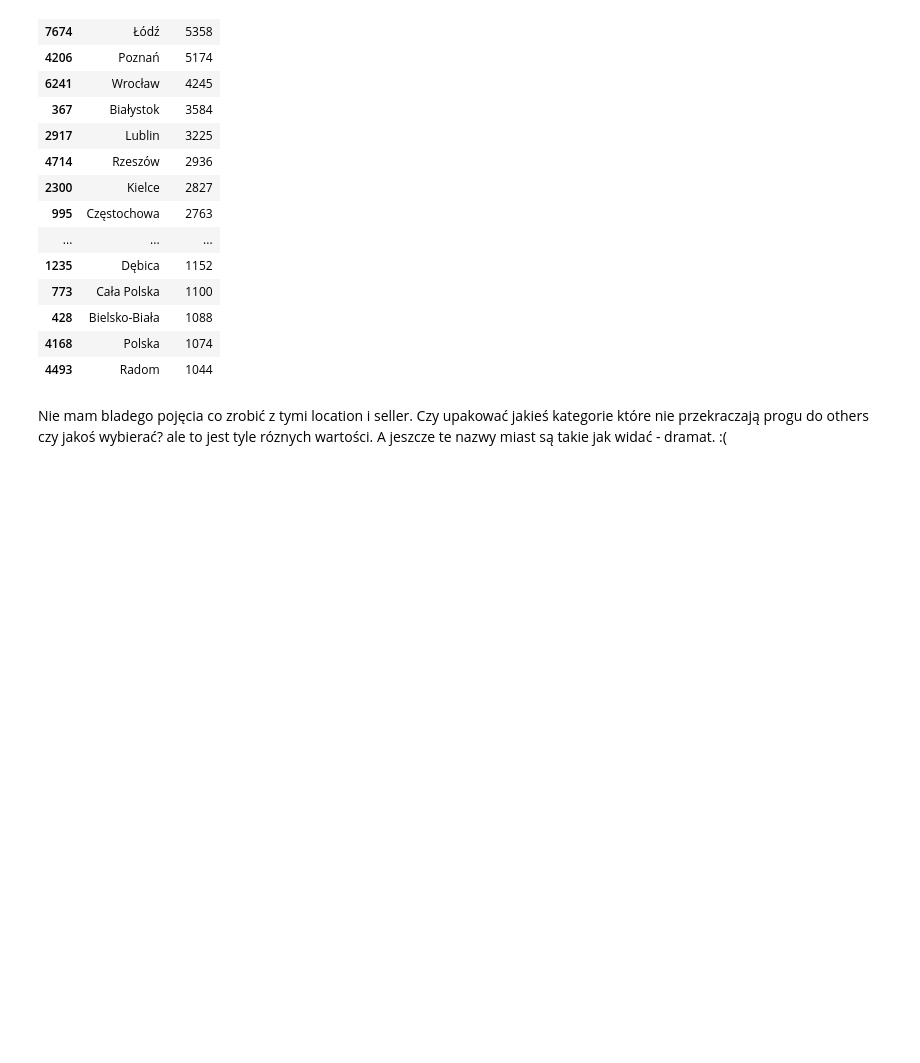
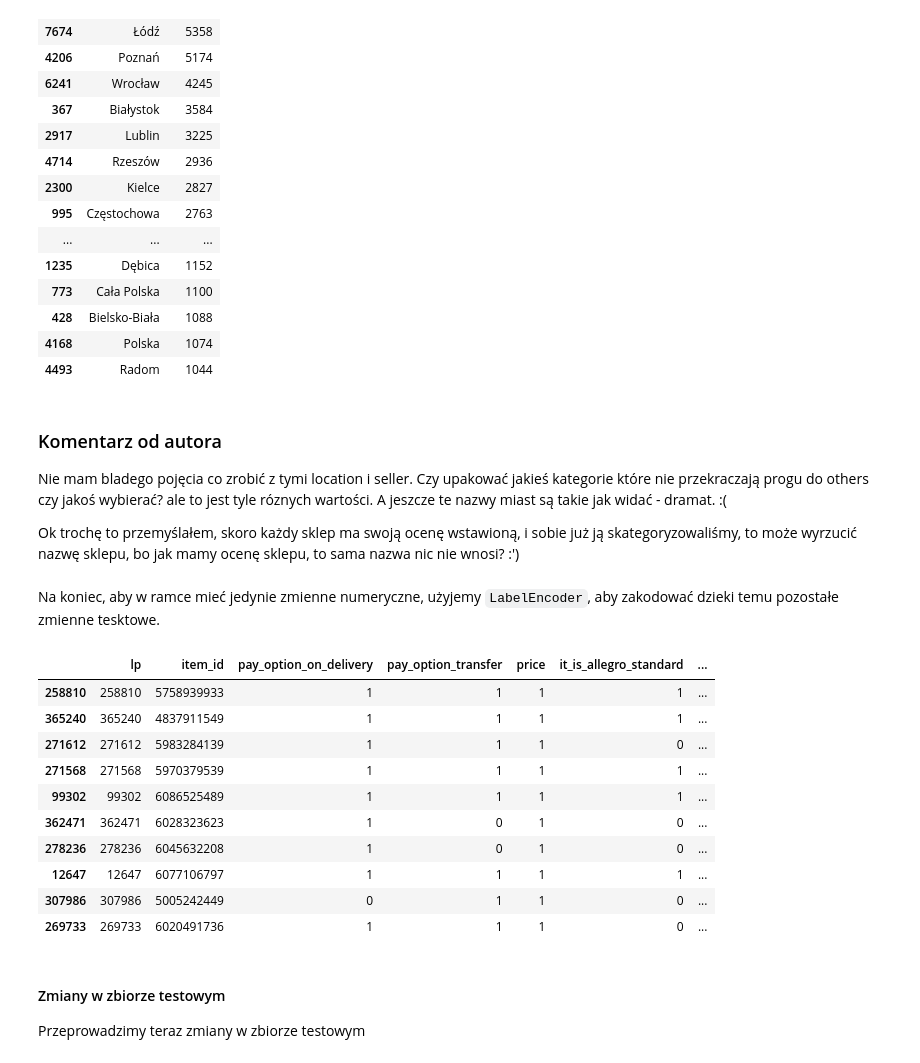
Before and after one commit to malwina0/2022L-ML, a Jupyter notebook: ZD2/ZD2_JakubPiwko_MalwinaWojewoda.ipynb, the cells around one changed output. Saved outputs shown, nothing was run; the diff lists cells and outputs as text; code cells hidden in the pictures; blank space fills up the shorter version.

Commit message:
More data preprocessing + first models

```diff
--- a/ZD2/ZD2_JakubPiwko_MalwinaWojewoda.ipynb
+++ b/ZD2/ZD2_JakubPiwko_MalwinaWojewoda.ipynb
@@ -252,5 +295,5 @@ Możemy teraz dokonać kategoryzacji zmienniej `it_seller_rating` na następują
 # %%
-X_train['it_seller_rating'] = pd.cut(X_train['it_seller_rating'], bins=[-1, 1001, 3001, 10001, 50001, 300000], labels=[1,2,3,4,5])
+X_train['it_seller_rating'] = pd.cut(X_train['it_seller_rating'], bins=[-2, 1001, 3001, 10001, 50001, 300000], labels=[1,2,3,4,5])
 # %%
 X_train['it_seller_rating'].value_counts()
 # %% [output]
@@ -333,6 +376,9 @@ X_train = X_train[X_train.price != 0]
 # %%
 #zmiana pice na zmienną kategoryczną:
 X_train['price'] = pd.cut(X_train['price'], bins=[0, 150, 1000, np.inf], labels=['niska cena', 'średnia cena', 'wysoka cena'])
+# %%
+#Wersja z podziałem numerycznym
+X_train['price'] = pd.cut(X_train['price'], bins=[0, 150, 1000, np.inf], labels=[1, 2, 3])
 # %% [markdown]
 #### Kodowanie zmiennych kategorycznych
 # %% [markdown]
@@ -478,4 +524,35 @@ tmp[tmp.counts > 1000]
 | 4168 | Polska | 1074 |
 | 4493 | Radom | 1044 |
 # %% [markdown]
+### Komentarz od autora
+
 Nie mam bladego pojęcia co zrobić z tymi location i seller. Czy upakować jakieś kategorie które nie przekraczają progu do others czy jakoś wybierać? ale to jest tyle róznych wartości. A jeszcze te nazwy miast są takie jak widać - dramat. :(
+
+Ok trochę to przemyślałem, skoro każdy sklep ma swoją ocenę wstawioną, i sobie już ją skategoryzowaliśmy, to może wyrzucić nazwę sklepu, bo jak mamy ocenę sklepu, to sama nazwa nic nie wnosi? :')
+# %%
+X_train.drop('seller', inplace = True, axis = 1)
+# %% [markdown]
+Na koniec, aby w ramce mieć jedynie zmienne numeryczne, użyjemy `LabelEncoder`, aby zakodować dzieki temu pozostałe zmienne tesktowe.
+# %%
+from sklearn.preprocessing import LabelEncoder
+labelencoder_X = LabelEncoder()
+X_train['main_category'] = labelencoder_X.fit_transform(X_train['main_category'])
+X_train['it_location'] = labelencoder_X.fit_transform(X_train['it_location'])
+# %%
+X_train.head(10)
+# %% [output]
+|  | lp | item_id | pay_option_on_delivery | pay_option_transfer | price | it_is_allegro_standard | ... |
+| 258810 | 258810 | 5758939933 | 1 | 1 | 1 | 1 | ... |
+| 365240 | 365240 | 4837911549 | 1 | 1 | 1 | 1 | ... |
+| 271612 | 271612 | 5983284139 | 1 | 1 | 1 | 0 | ... |
+| 271568 | 271568 | 5970379539 | 1 | 1 | 1 | 1 | ... |
+| 99302 | 99302 | 6086525489 | 1 | 1 | 1 | 1 | ... |
+| 362471 | 362471 | 6028323623 | 1 | 0 | 1 | 0 | ... |
+| 278236 | 278236 | 6045632208 | 1 | 0 | 1 | 0 | ... |
+| 12647 | 12647 | 6077106797 | 1 | 1 | 1 | 1 | ... |
+| 307986 | 307986 | 5005242449 | 0 | 1 | 1 | 0 | ... |
+| 269733 | 269733 | 6020491736 | 1 | 1 | 1 | 0 | ... |
+# %% [markdown]
+#### Zmiany w zbiorze testowym
+
+Przeprowadzimy teraz zmiany w zbiorze testowym
```
Also changed, not shown: parts of 35 cells of this notebook.
